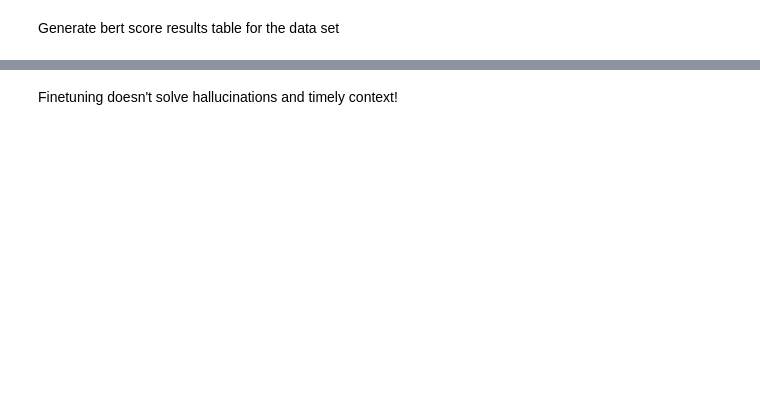
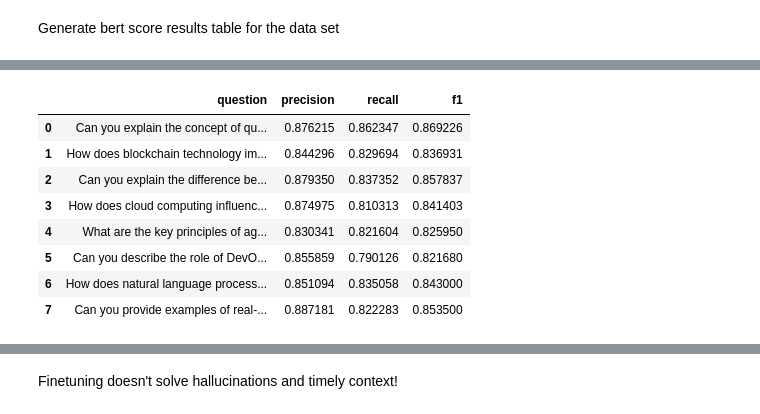
Before and after one commit to huishingchong/agile_llm, a Jupyter notebook: prompting.ipynb, the cells around one changed output, grey strips where cells are left out. Drawn from its saved outputs; the diff is of its cells as text; code cells hidden in the pictures; blank space fills up the shorter version.

```diff
--- a/prompting.ipynb
+++ b/prompting.ipynb
@@ -344,0 +343,4 @@ Response:
+# %%
+fine_data_skills_build = chain_predictions_from_data(fine_tuned_llm_chain, data_skills_build)
+fine_data_cs = chain_predictions_from_data(fine_tuned_llm_chain, data_cs)
+fine_data_cs_industry = chain_predictions_from_data(fine_tuned_llm_chain, data_cs_industry)
@@ -381,0 +406,12 @@ generate_bert_results_table(llm_chain, data_skills_build)
+# %%
+generate_bert_results_table(fine_data_cs)
+# %% [output]
+|  | question | precision | recall | f1 |
+| 0 | Can you explain the concept of qu... | 0.876215 | 0.862347 | 0.869226 |
+| 1 | How does blockchain technology im... | 0.844296 | 0.829694 | 0.836931 |
+| 2 | Can you explain the difference be... | 0.879350 | 0.837352 | 0.857837 |
+| 3 | How does cloud computing influenc... | 0.874975 | 0.810313 | 0.841403 |
+| 4 | What are the key principles of ag... | 0.830341 | 0.821604 | 0.825950 |
+| 5 | Can you describe the role of DevO... | 0.855859 | 0.790126 | 0.821680 |
+| 6 | How does natural language process... | 0.851094 | 0.835058 | 0.843000 |
+| 7 | Can you provide examples of real-... | 0.887181 | 0.822283 | 0.853500 |
```
Also changed, not shown: parts of 37 cells of this notebook.
